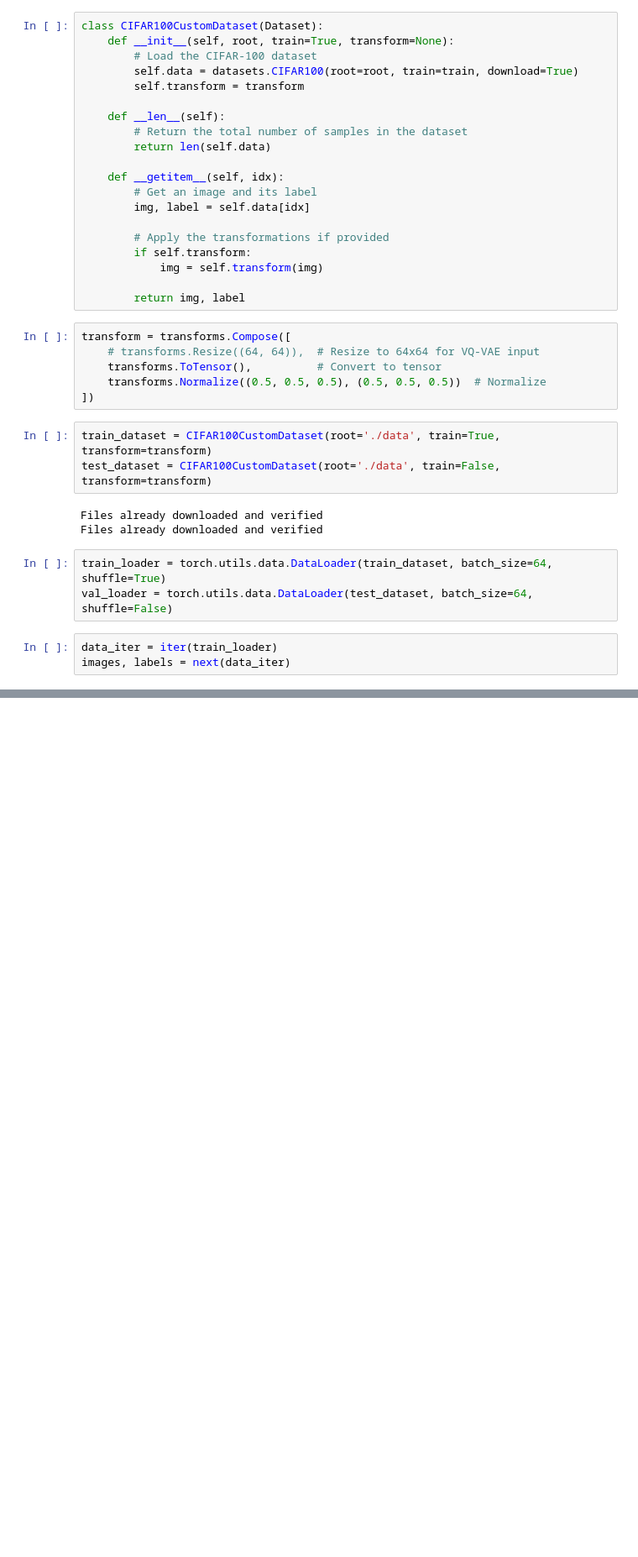
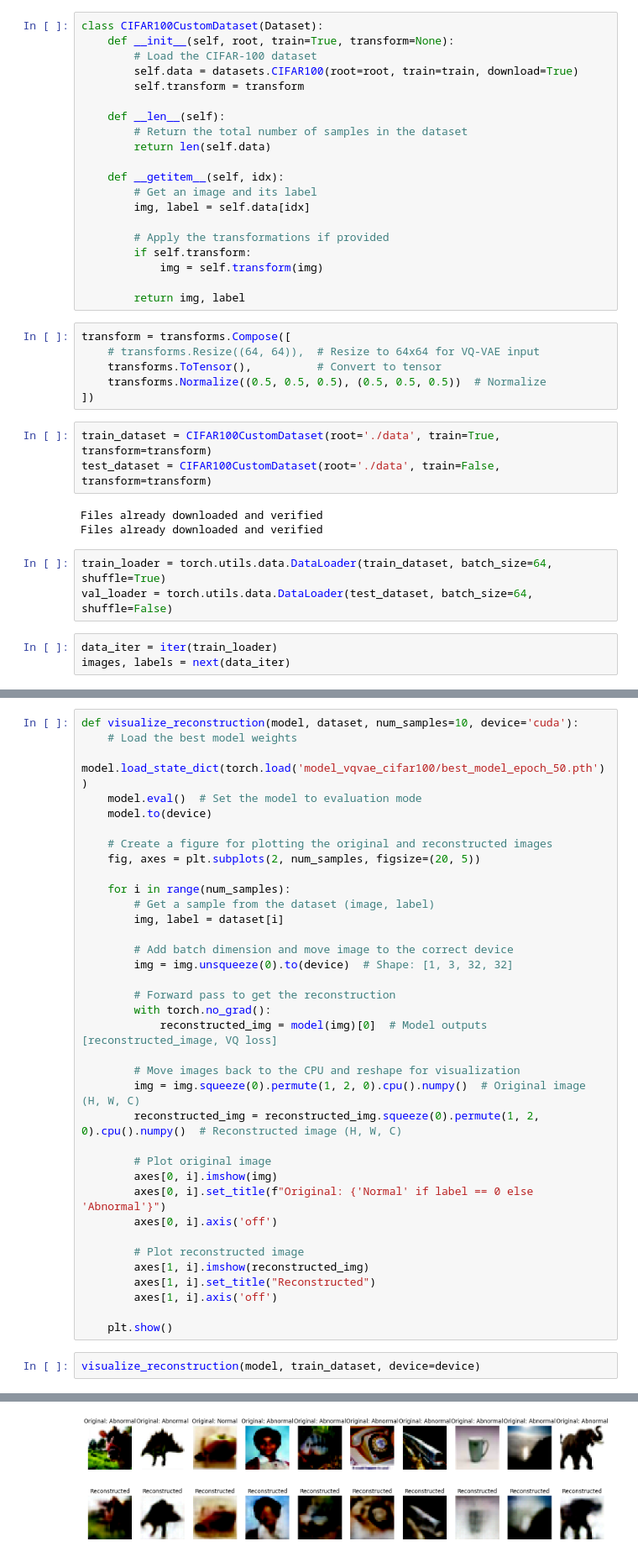
Before and after one commit to sameerhashmi36/anomaly_detection_computer_vision, a Jupyter notebook: Testing_data_aug/vq-vae-1.ipynb, the cells around one changed output, grey strips where cells are left out. Shown: that part at 84% size. Cells and saved outputs as stored; diff of their text form; blank space fills up the shorter version.

```diff
--- a/Testing_data_aug/vq-vae-1.ipynb
+++ b/Testing_data_aug/vq-vae-1.ipynb
@@ -62,0 +298,39 @@ show_single_image(images[10], labels[10])
+# %%
+def visualize_reconstruction(model, dataset, num_samples=10, device='cuda'):
+    # Load the best model weights
+    model.load_state_dict(torch.load('model_vqvae_cifar100/best_model_epoch_50.pth'))
+    model.eval()  # Set the model to evaluation mode
+    model.to(device)
+
+    # Create a figure for plotting the original and reconstructed images
+    fig, axes = plt.subplots(2, num_samples, figsize=(20, 5))
+
+    for i in range(num_samples):
+        # Get a sample from the dataset (image, label)
+        img, label = dataset[i]
+
+        # Add batch dimension and move image to the correct device
+        img = img.unsqueeze(0).to(device)  # Shape: [1, 3, 32, 32]
+
+        # Forward pass to get the reconstruction
+        with torch.no_grad():
+            reconstructed_img = model(img)[0]  # Model outputs [reconstructed_image, VQ loss]
+
+        # Move images back to the CPU and reshape for visualization
+        img = img.squeeze(0).permute(1, 2, 0).cpu().numpy()  # Original image (H, W, C)
+        reconstructed_img = reconstructed_img.squeeze(0).permute(1, 2, 0).cpu().numpy()  # Reconstructed image (H, W, C)
+
+        # Plot original image
+        axes[0, i].imshow(img)
+        axes[0, i].set_title(f"Original: {'Normal' if label == 0 else 'Abnormal'}")
+        axes[0, i].axis('off')
+
+        # Plot reconstructed image
+        axes[1, i].imshow(reconstructed_img)
+        axes[1, i].set_title("Reconstructed")
+        axes[1, i].axis('off')
+
+    plt.show()
+# %%
+visualize_reconstruction(model, train_dataset, device=device)
+# %% [output]
@@ -62,0 +356 @@ show_single_image(images[10], labels[10])
+[figure, added]
```
Also changed, not shown: parts of 10 cells of this notebook, 1 other file.
